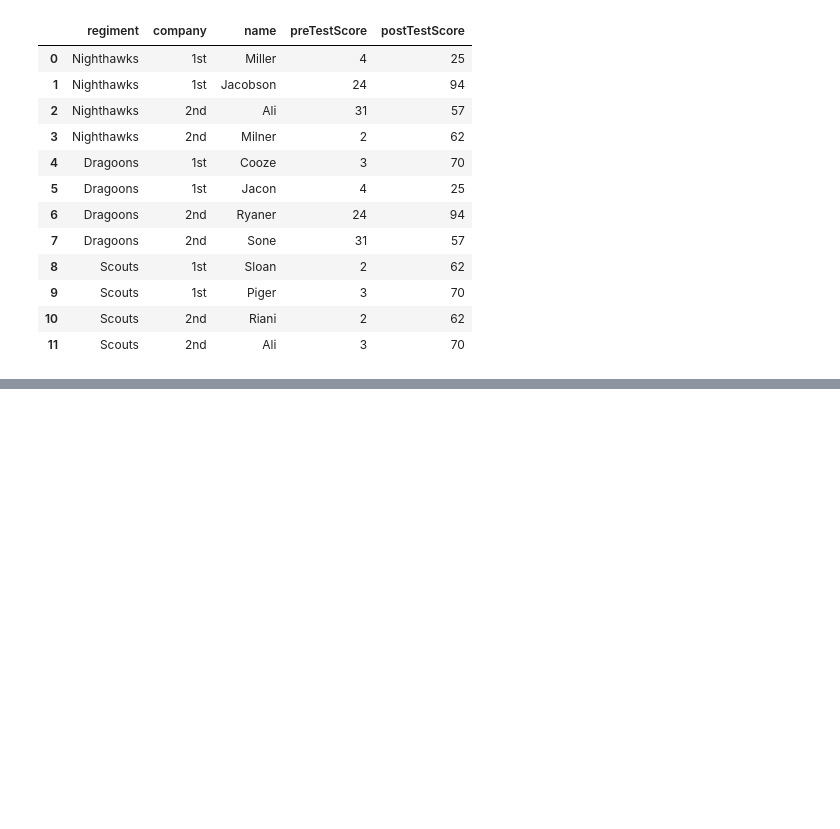
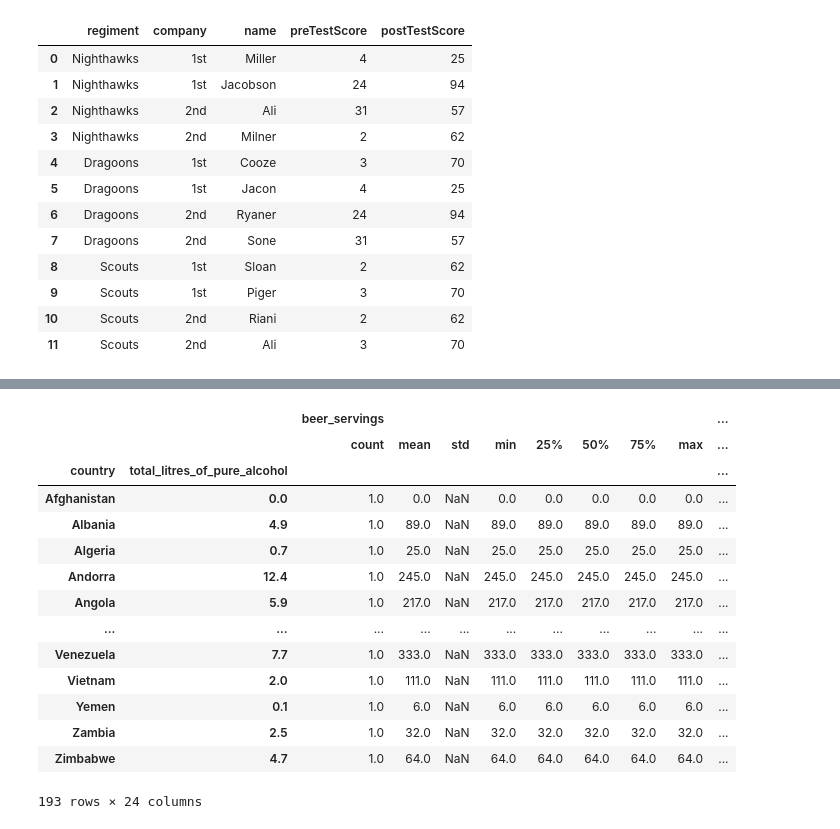
Before and after one commit to manishgurungxon/MachineLearningPy, a Jupyter notebook: pythonpandasMergingandgrouping.ipynb, the cells around one changed output, grey strips where cells are left out. Cells and saved outputs as stored; diff of their text form; code cells hidden in the pictures; blank space fills up the shorter version.

```diff
--- a/pythonpandasMergingandgrouping.ipynb
+++ b/pythonpandasMergingandgrouping.ipynb
@@ -116,0 +113,3 @@ company_data
+# %%
+drinks = pd.read_csv('https://raw.githubusercontent.com/justmarkham/DAT8/master/data/drinks.csv')
+drinks.head()
@@ -116,0 +123,18 @@ company_data
+# %%
+drinks.groupby(["country", "total_litres_of_pure_alcohol"]).describe()
+# %% [output]
+|  |  | beer_servings |  |  |  |  |  |  |  | ... |
+|  |  | count | mean | std | min | 25% | 50% | 75% | max | ... |
+| country | total_litres_of_pure_alcohol |  |  |  |  |  |  |  |  | ... |
+| Afghanistan | 0.0 | 1.0 | 0.0 | NaN | 0.0 | 0.0 | 0.0 | 0.0 | 0.0 | ... |
+| Albania | 4.9 | 1.0 | 89.0 | NaN | 89.0 | 89.0 | 89.0 | 89.0 | 89.0 | ... |
+| Algeria | 0.7 | 1.0 | 25.0 | NaN | 25.0 | 25.0 | 25.0 | 25.0 | 25.0 | ... |
+| Andorra | 12.4 | 1.0 | 245.0 | NaN | 245.0 | 245.0 | 245.0 | 245.0 | 245.0 | ... |
+| Angola | 5.9 | 1.0 | 217.0 | NaN | 217.0 | 217.0 | 217.0 | 217.0 | 217.0 | ... |
+| ... | ... | ... | ... | ... | ... | ... | ... | ... | ... | ... |
+| Venezuela | 7.7 | 1.0 | 333.0 | NaN | 333.0 | 333.0 | 333.0 | 333.0 | 333.0 | ... |
+| Vietnam | 2.0 | 1.0 | 111.0 | NaN | 111.0 | 111.0 | 111.0 | 111.0 | 111.0 | ... |
+| Yemen | 0.1 | 1.0 | 6.0 | NaN | 6.0 | 6.0 | 6.0 | 6.0 | 6.0 | ... |
+| Zambia | 2.5 | 1.0 | 32.0 | NaN | 32.0 | 32.0 | 32.0 | 32.0 | 32.0 | ... |
+| Zimbabwe | 4.7 | 1.0 | 64.0 | NaN | 64.0 | 64.0 | 64.0 | 64.0 | 64.0 | ... |
+193 rows × 24 columns
```
Also changed, not shown: parts of 11 cells of this notebook.
